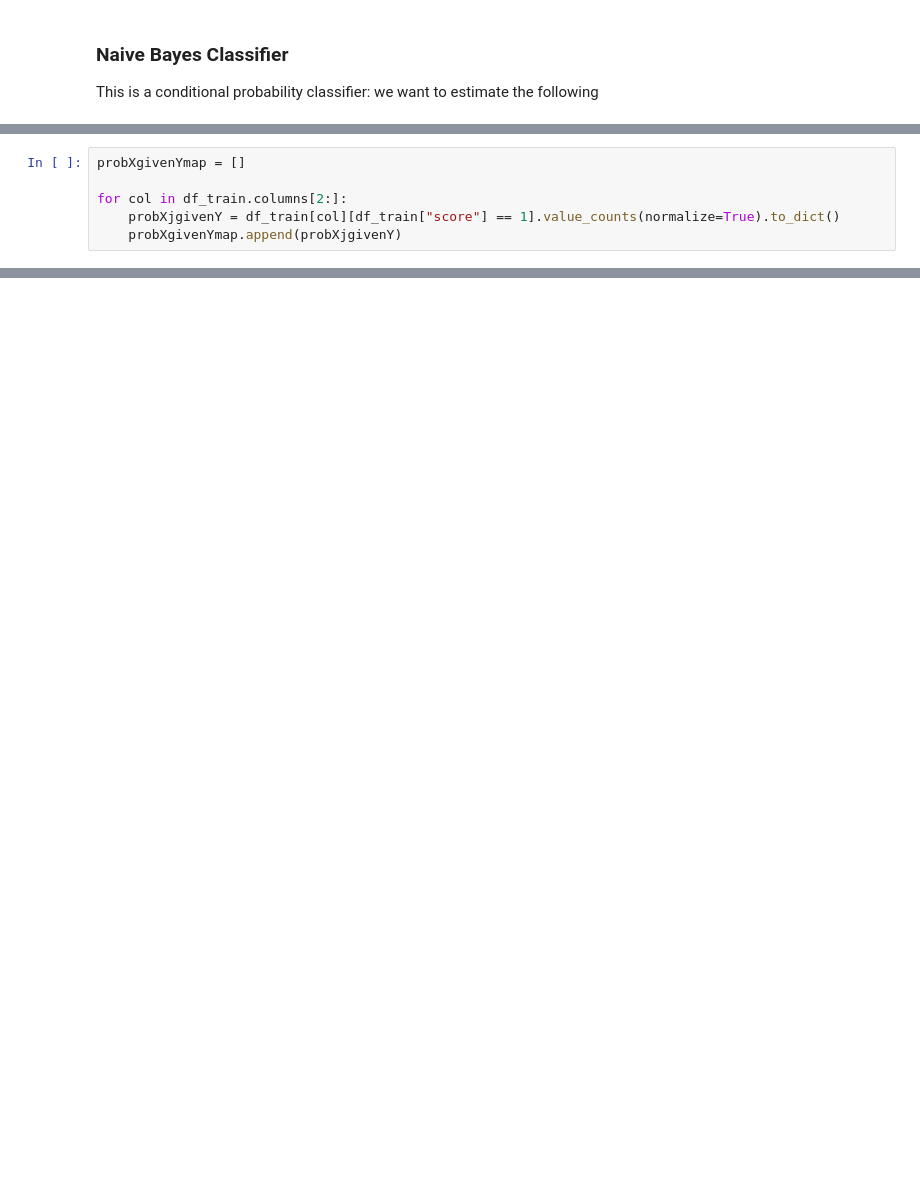
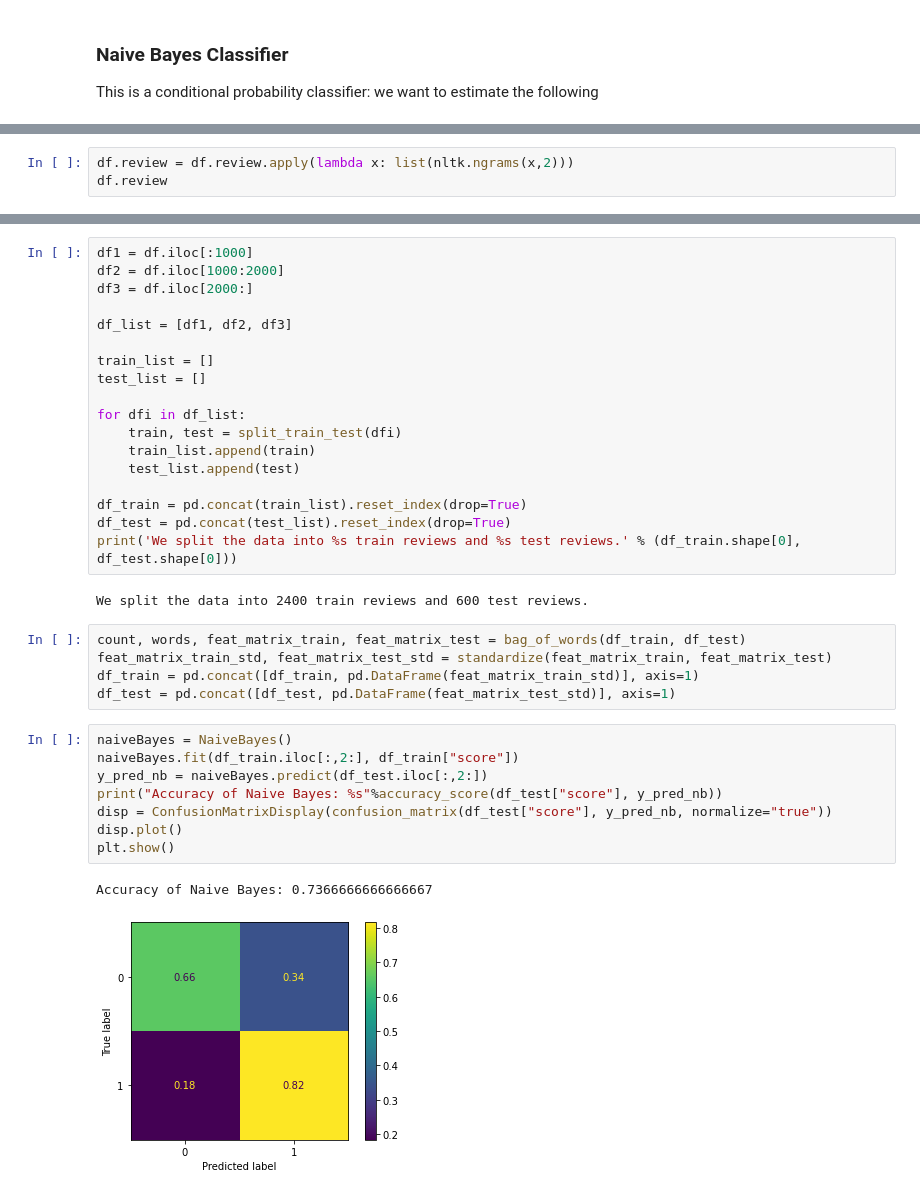
Before and after one commit to martinsun0/AML-assignments, a Jupyter notebook: hw2/sentiment/hw2_part_2.ipynb, the cells around one changed output, grey strips where cells are left out. Drawn from its saved outputs; the diff is of its cells as text; blank space fills up the shorter version.

```diff
--- a/hw2/sentiment/hw2_part_2.ipynb
+++ b/hw2/sentiment/hw2_part_2.ipynb
@@ -160,6 +173,0 @@ The prior probability that Y=1 is 0.5
-# %%
-probXgivenYmap = []
-
-for col in df_train.columns[2:]:
-    probXjgivenY = df_train[col][df_train["score"] == 1].value_counts(normalize=True).to_dict()
-    probXgivenYmap.append(probXjgivenY)
@@ -227,0 +313,3 @@ print(probXgivenY)
+# %%
+df.review = df.review.apply(lambda x: list(nltk.ngrams(x,2)))
+df.review
@@ -227,0 +329,36 @@ print(probXgivenY)
+# %%
+df1 = df.iloc[:1000]
+df2 = df.iloc[1000:2000]
+df3 = df.iloc[2000:]
+
+df_list = [df1, df2, df3]
+
+train_list = []
+test_list = []
+
+for dfi in df_list:
+    train, test = split_train_test(dfi)
+    train_list.append(train)
+    test_list.append(test)
+
+df_train = pd.concat(train_list).reset_index(drop=True)
+df_test = pd.concat(test_list).reset_index(drop=True)
+print('We split the data into %s train reviews and %s test reviews.' % (df_train.shape[0], df_test.shape[0]))
+# %% [output]
+We split the data into 2400 train reviews and 600 test reviews.
+# %%
+count, words, feat_matrix_train, feat_matrix_test = bag_of_words(df_train, df_test)
+feat_matrix_train_std, feat_matrix_test_std = standardize(feat_matrix_train, feat_matrix_test)
+df_train = pd.concat([df_train, pd.DataFrame(feat_matrix_train_std)], axis=1)
+df_test = pd.concat([df_test, pd.DataFrame(feat_matrix_test_std)], axis=1)
+# %%
+naiveBayes = NaiveBayes()
+naiveBayes.fit(df_train.iloc[:,2:], df_train["score"])
+y_pred_nb = naiveBayes.predict(df_test.iloc[:,2:])
+print("Accuracy of Naive Bayes: %s"%accuracy_score(df_test["score"], y_pred_nb))
+disp = ConfusionMatrixDisplay(confusion_matrix(df_test["score"], y_pred_nb, normalize="true"))
+disp.plot()
+plt.show()
+# %% [output]
+Accuracy of Naive Bayes: 0.7366666666666667
+[figure, added]
```
Also changed, not shown: parts of 35 cells of this notebook.
